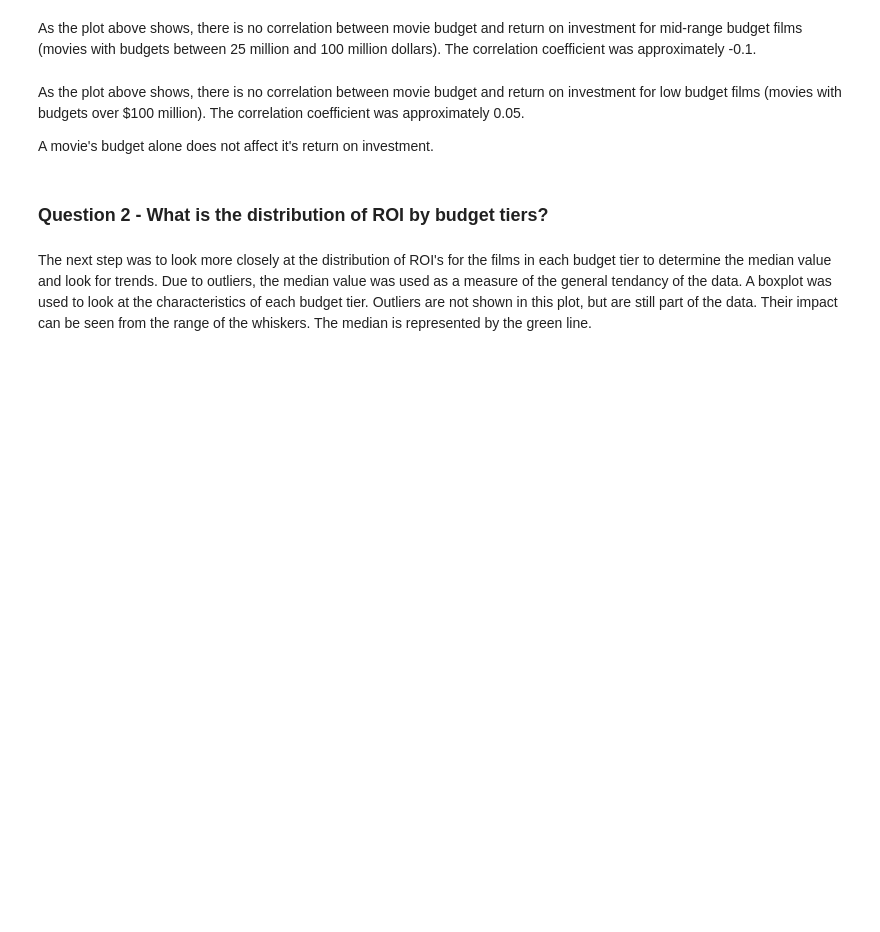
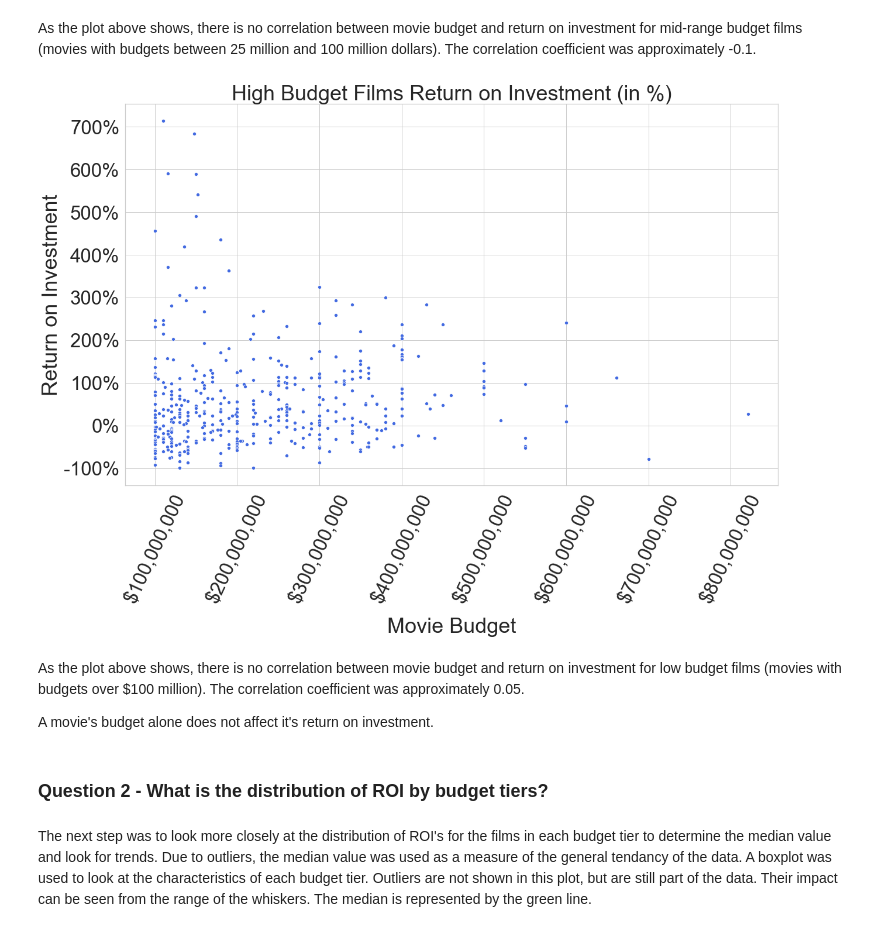
Before and after one commit to danvalen1/Film-Industry-Analysis, a Jupyter notebook: Project Walkthrough.ipynb, the cells around one changed output. Cells and saved outputs as stored; diff of their text form; code cells hidden in the pictures; blank space fills up the shorter version.

```diff
--- a/Project Walkthrough.ipynb
+++ b/Project Walkthrough.ipynb
@@ -110,3 +177,7 @@ HB_ROI_scatter(DataFrame)
+# %%
+cl.HB_ROI_scatter(clean_df)
+# %% [output]
+[figure, added]
 # %% [markdown]
 As the plot above shows, there is no correlation between movie budget and return on investment for low budget films (movies with budgets over $100 million). The correlation coefficient was approximately 0.05.
 
```
Also changed, not shown: parts of 22 cells of this notebook, 1 other file.
